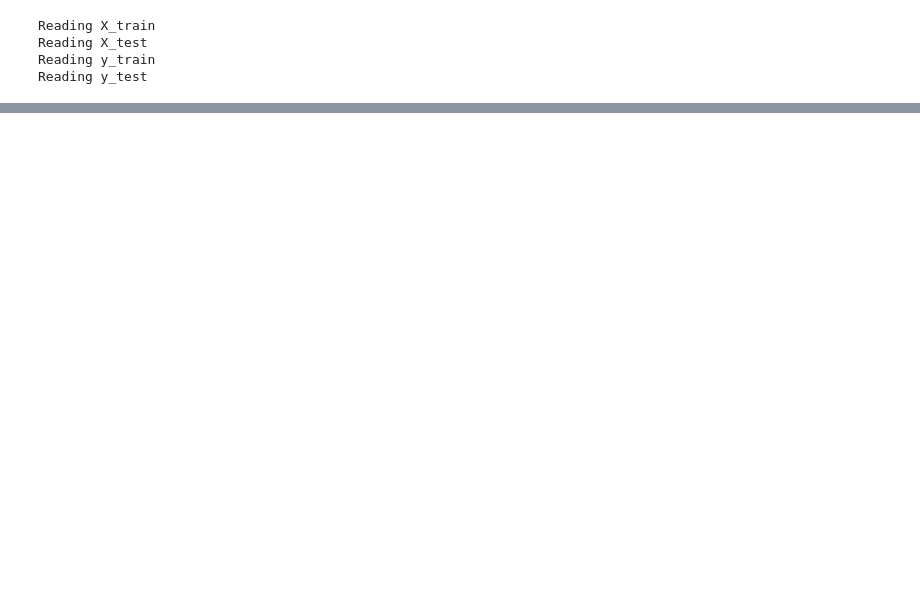
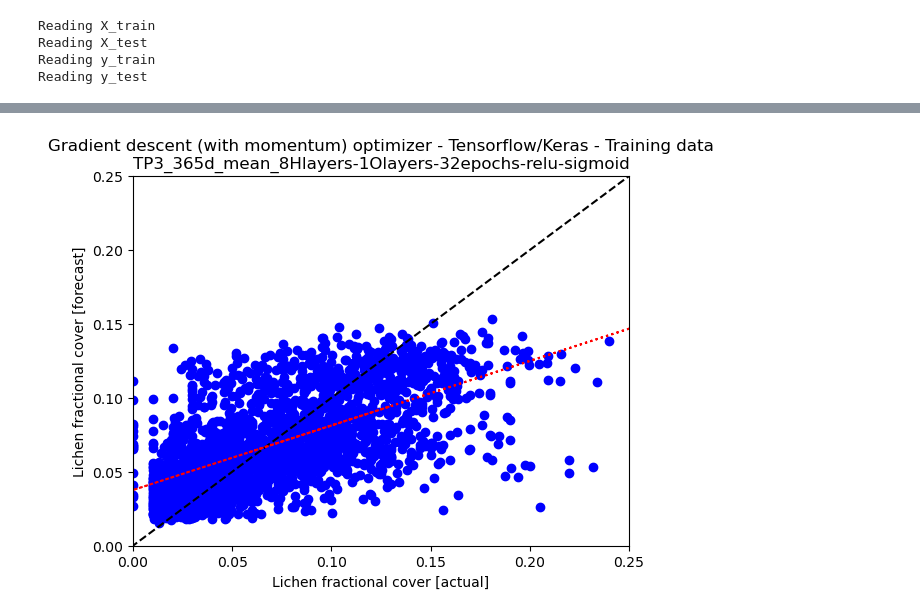
Before and after one commit to j34ni/Vegetation_in_Troms_and_Finnmark, a Jupyter notebook: train_mean.ipynb, the cells around one changed output, grey strips where cells are left out. Drawn from its saved outputs; the diff is of its cells as text; code cells hidden in the pictures; blank space fills up the shorter version.

```diff
--- a/train_mean.ipynb
+++ b/train_mean.ipynb
@@ -235,0 +255,28 @@ ax.legend(['Actual', 'Forecast'])
+# %%
+y_check = pd.DataFrame(y_check)
+# %%
+y_check.columns = ['Forecasted_lichen']
+# %%
+# Obtain m (slope) and b(intercept) of linear regression line
+m, b = np.polyfit(y_train['new_Lichen_mean'], y_check['Forecasted_lichen'], 1)
+# %%
+# Forecast vs. actual Values xy-plot - Training data
+
+fig = plt.figure()
+ax = fig.add_subplot(111)
+
+plt.scatter(y_train, y_check, marker = 'o', c = 'blue')
+plt.plot([-5,20], [-5,20], color = 'black', ls = '--')
+plt.plot(y_train['new_Lichen_mean'], m * y_train['new_Lichen_mean'] + b, color = 'red', ls = 'dotted')
+
+plt.ylabel('Lichen fractional cover [forecast]')
+plt.xlabel('Lichen fractional cover [actual]')
+plt.title('Gradient descent (with momentum) optimizer - Tensorflow/Keras - Training data\n' + expname)
+
+plt.ylim(0., 0.25)
+plt.xlim(0., 0.25)
+
+plt.axis(True)
+plt.show()
+# %% [output]
+[figure, added]
```
Also changed, not shown: parts of 20 cells of this notebook, 4 other files.
